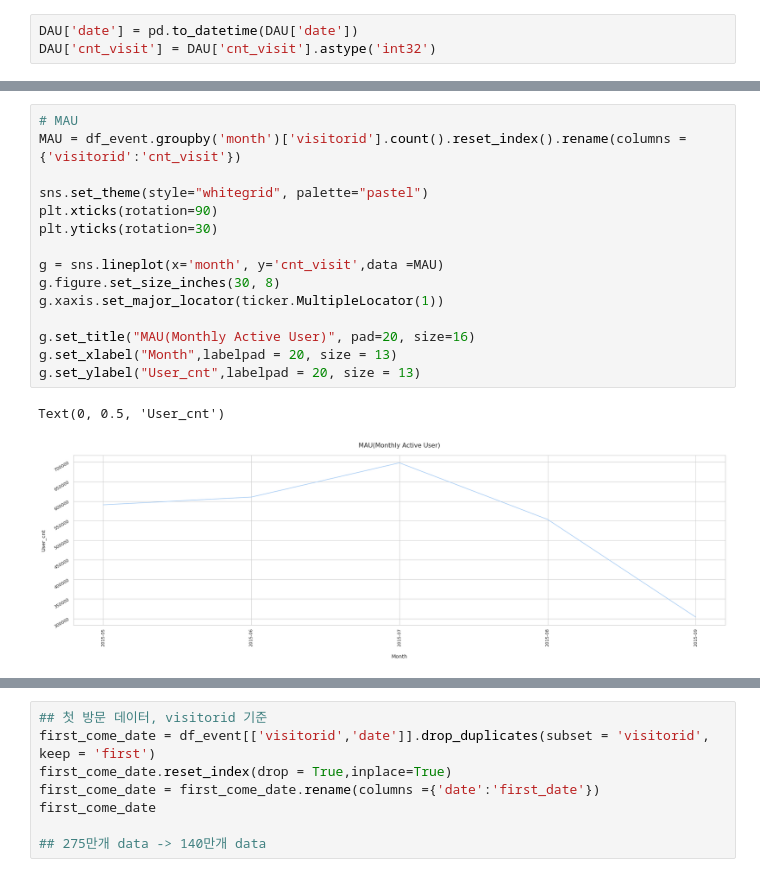
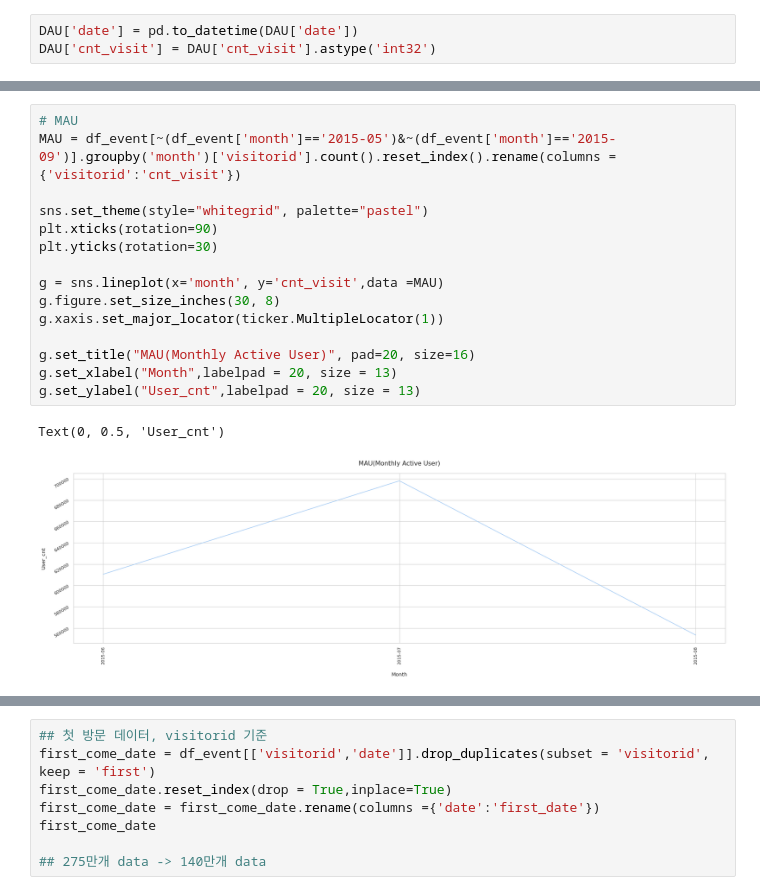
Before and after one commit to tkasod2/TIL, a Jupyter notebook: prj_analysis/Retailrocket_recommender_system_datase.ipynb, the cells around one changed output, grey strips where cells are left out. Saved outputs shown, nothing was run; the diff lists cells and outputs as text.

```diff
--- a/prj_analysis/Retailrocket_recommender_system_datase.ipynb
+++ b/prj_analysis/Retailrocket_recommender_system_datase.ipynb
@@ -340,21 +410,21 @@ Text(0, 0.5, 'User_cnt')
 # %%
 # MAU
-MAU = df_event.groupby('month')['visitorid'].count().reset_index().rename(columns = {'visitorid':'cnt_visit'})
+MAU = df_event[~(df_event['month']=='2015-05')&~(df_event['month']=='2015-09')].groupby('month')['visitorid'].count().reset_index().rename(columns = {'visitorid':'cnt_visit'})
 
 sns.set_theme(style="whitegrid", palette="pastel")
 plt.xticks(rotation=90)
 plt.yticks(rotation=30)
 
 g = sns.lineplot(x='month', y='cnt_visit',data =MAU)
 g.figure.set_size_inches(30, 8)
 g.xaxis.set_major_locator(ticker.MultipleLocator(1))
 
 g.set_title("MAU(Monthly Active User)", pad=20, size=16)
 g.set_xlabel("Month",labelpad = 20, size = 13)
 g.set_ylabel("User_cnt",labelpad = 20, size = 13)
 # %% [output]
 Text(0, 0.5, 'User_cnt')
-[figure, old version]
+[figure, new version]
 # %%
 # dau/mau
 print('DAU : ',DAU['cnt_visit'].mean())
```
Also changed, not shown: parts of 51 cells of this notebook.
